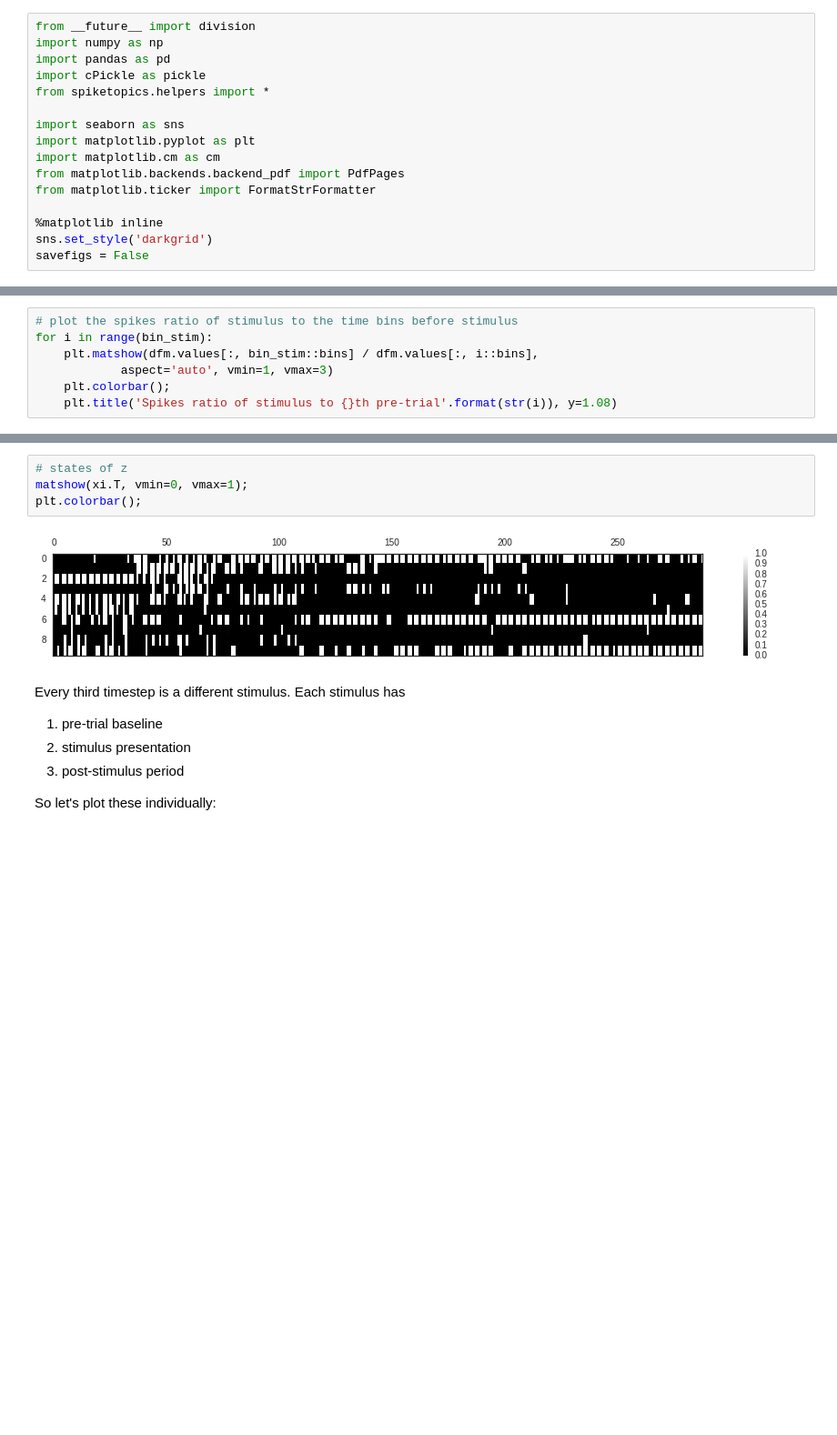
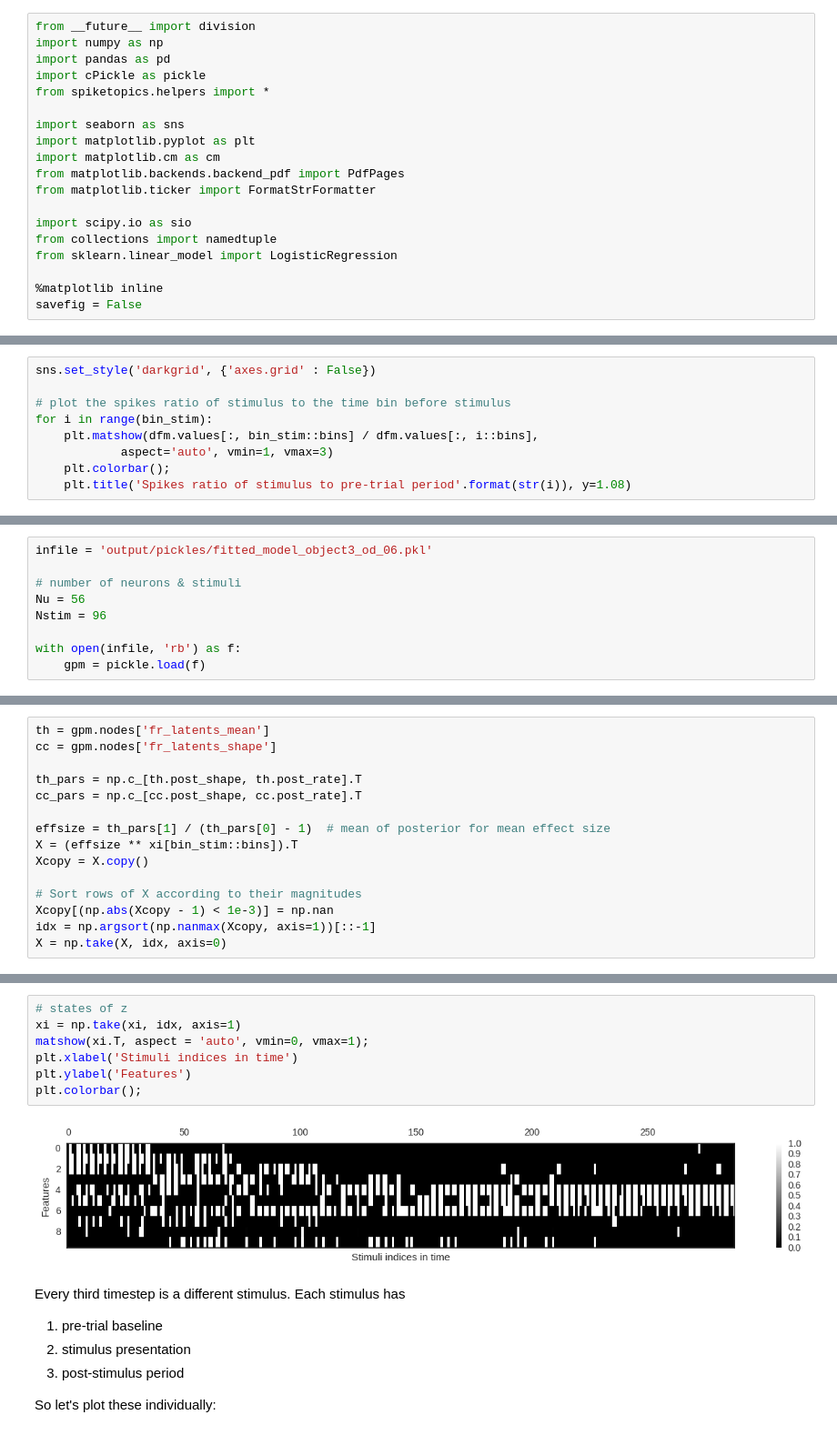
Before and after one commit to pearsonlab/spiketopics, a Jupyter notebook: experiments/imgclust/explore_inferred_states.ipynb, the cells around one changed output, grey strips where cells are left out. Shown at 91% size. Cells and saved outputs as stored; diff of their text form; blank space fills up the shorter version.

```diff
--- a/experiments/imgclust/explore_inferred_states.ipynb
+++ b/experiments/imgclust/explore_inferred_states.ipynb
@@ -31,6 +31,9 @@ import matplotlib.cm as cm
 from matplotlib.backends.backend_pdf import PdfPages
 from matplotlib.ticker import FormatStrFormatter
 
+import scipy.io as sio
+from collections import namedtuple
+from sklearn.linear_model import LogisticRegression
+
 %matplotlib inline
-sns.set_style('darkgrid')
-savefigs = False
+savefig = False
@@ -62,9 +61,11 @@ df.head()
 dfm = df.groupby(['time', 'unit']).mean()['count'].unstack(level=0)
 # %%
-# plot the spikes ratio of stimulus to the time bins before stimulus
+sns.set_style('darkgrid', {'axes.grid' : False})
+
+# plot the spikes ratio of stimulus to the time bin before stimulus
 for i in range(bin_stim):
     plt.matshow(dfm.values[:, bin_stim::bins] / dfm.values[:, i::bins],
             aspect='auto', vmin=1, vmax=3)
     plt.colorbar();
-    plt.title('Spikes ratio of stimulus to {}th pre-trial'.format(str(i)), y=1.08)
+    plt.title('Spikes ratio of stimulus to pre-trial period'.format(str(i)), y=1.08)
 # %% [output]
@@ -92 +85,10 @@ if gpm.regressors:
+# %%
+infile = 'output/pickles/fitted_model_object3_od_06.pkl'
+
+# number of neurons & stimuli
+Nu = 56
+Nstim = 96
+
+with open(infile, 'rb') as f:
+    gpm = pickle.load(f)
 # %% [markdown]
@@ -103,0 +101,15 @@ overdispersion: [ 1.01  1.01  1.01 ...,  1.01  1.01  1.01]
+# %%
+th = gpm.nodes['fr_latents_mean']
+cc = gpm.nodes['fr_latents_shape']
+
+th_pars = np.c_[th.post_shape, th.post_rate].T
+cc_pars = np.c_[cc.post_shape, cc.post_rate].T
+
+effsize = th_pars[1] / (th_pars[0] - 1)  # mean of posterior for mean effect size
+X = (effsize ** xi[bin_stim::bins]).T
+Xcopy = X.copy()
+
+# Sort rows of X according to their magnitudes
+Xcopy[(np.abs(Xcopy - 1) < 1e-3)] = np.nan
+idx = np.argsort(np.nanmax(Xcopy, axis=1))[::-1]
+X = np.take(X, idx, axis=0)
@@ -104,9 +118,12 @@ overdispersion: [ 1.01  1.01  1.01 ...,  1.01  1.01  1.01]
 # %%
 # states of z
-matshow(xi.T, vmin=0, vmax=1);
+xi = np.take(xi, idx, axis=1)
+matshow(xi.T, aspect = 'auto', vmin=0, vmax=1);
+plt.xlabel('Stimuli indices in time')
+plt.ylabel('Features')
 plt.colorbar();
 # %% [output]
-[figure, old version]
+[figure, new version]
 # %% [markdown]
 Every third timestep is a different stimulus. Each stimulus has
 1. pre-trial baseline
```
Also changed, not shown: parts of 121 cells of this notebook.
